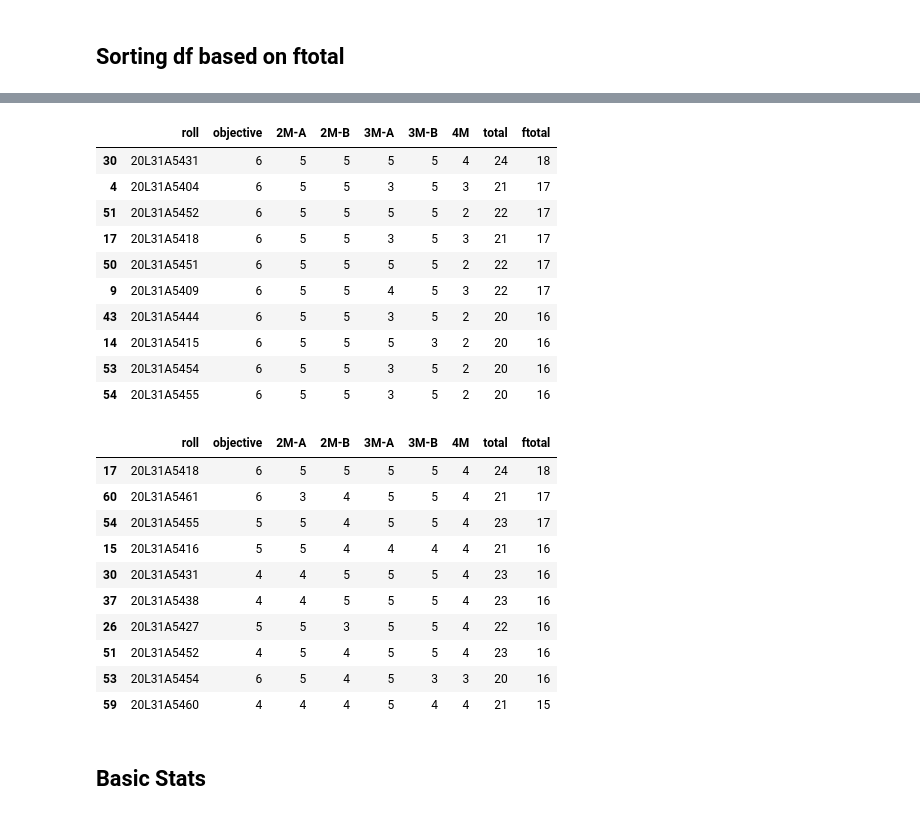
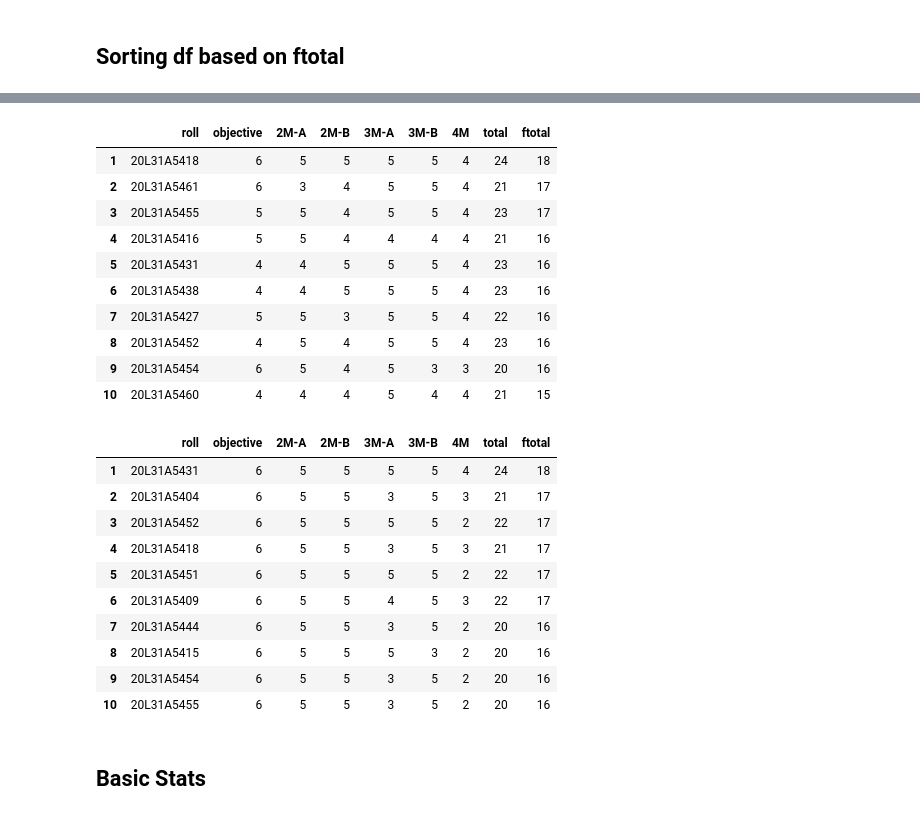
Before and after one commit to sasivatsal7122/Student-Marks-yonolesees-VIIT, a Jupyter notebook: yonolsees.ipynb, the cells around one changed output, grey strips where cells are left out. Saved outputs shown, nothing was run; the diff lists cells and outputs as text; code cells hidden in the pictures.

```diff
--- a/yonolsees.ipynb
+++ b/yonolsees.ipynb
@@ -176,32 +170,40 @@ python_sorted.head(10)
 # %%
-dms_sorted = dms.sort_values(by=['ftotal'], ascending=False)
-dms_sorted.head(10)
+se_sorted =se.sort_values(by=['ftotal'], ascending=False)
+se_sorted.reset_index(inplace = True)
+se_sorted.index+=1
+se_sorted.drop(columns=['index'],inplace=True)
+se_sorted = se_sorted.loc[~(se_sorted==0).all(axis=1)]
+se_sorted.head(10)
 # %% [output]
 |  | roll | objective | 2M-A | 2M-B | 3M-A | 3M-B | 4M | total | ftotal |
-| 30 | 20L31A5431 | 6 | 5 | 5 | 5 | 5 | 4 | 24 | 18 |
-| 4 | 20L31A5404 | 6 | 5 | 5 | 3 | 5 | 3 | 21 | 17 |
-| 51 | 20L31A5452 | 6 | 5 | 5 | 5 | 5 | 2 | 22 | 17 |
-| 17 | 20L31A5418 | 6 | 5 | 5 | 3 | 5 | 3 | 21 | 17 |
-| 50 | 20L31A5451 | 6 | 5 | 5 | 5 | 5 | 2 | 22 | 17 |
-| 9 | 20L31A5409 | 6 | 5 | 5 | 4 | 5 | 3 | 22 | 17 |
-| 43 | 20L31A5444 | 6 | 5 | 5 | 3 | 5 | 2 | 20 | 16 |
-| 14 | 20L31A5415 | 6 | 5 | 5 | 5 | 3 | 2 | 20 | 16 |
-| 53 | 20L31A5454 | 6 | 5 | 5 | 3 | 5 | 2 | 20 | 16 |
-| 54 | 20L31A5455 | 6 | 5 | 5 | 3 | 5 | 2 | 20 | 16 |
+| 1 | 20L31A5418 | 6 | 5 | 5 | 5 | 5 | 4 | 24 | 18 |
+| 2 | 20L31A5461 | 6 | 3 | 4 | 5 | 5 | 4 | 21 | 17 |
+| 3 | 20L31A5455 | 5 | 5 | 4 | 5 | 5 | 4 | 23 | 17 |
+| 4 | 20L31A5416 | 5 | 5 | 4 | 4 | 4 | 4 | 21 | 16 |
+| 5 | 20L31A5431 | 4 | 4 | 5 | 5 | 5 | 4 | 23 | 16 |
+| 6 | 20L31A5438 | 4 | 4 | 5 | 5 | 5 | 4 | 23 | 16 |
+| 7 | 20L31A5427 | 5 | 5 | 3 | 5 | 5 | 4 | 22 | 16 |
+| 8 | 20L31A5452 | 4 | 5 | 4 | 5 | 5 | 4 | 23 | 16 |
+| 9 | 20L31A5454 | 6 | 5 | 4 | 5 | 3 | 3 | 20 | 16 |
+| 10 | 20L31A5460 | 4 | 4 | 4 | 5 | 4 | 4 | 21 | 15 |
 # %%
-se_sorted = se.sort_values(by=['ftotal'], ascending=False)
-se_sorted.head(10)
+dms_sorted = dms.sort_values(by=['ftotal'], ascending=False)
+dms_sorted.reset_index(inplace = True)
+dms_sorted.index+=1
+dms_sorted.drop(columns=['index'],inplace=True)
+dms_sorted = dms_sorted.loc[~(dms_sorted==0).all(axis=1)]
+dms_sorted.head(10)
 # %% [output]
 |  | roll | objective | 2M-A | 2M-B | 3M-A | 3M-B | 4M | total | ftotal |
-| 17 | 20L31A5418 | 6 | 5 | 5 | 5 | 5 | 4 | 24 | 18 |
-| 60 | 20L31A5461 | 6 | 3 | 4 | 5 | 5 | 4 | 21 | 17 |
-| 54 | 20L31A5455 | 5 | 5 | 4 | 5 | 5 | 4 | 23 | 17 |
-| 15 | 20L31A5416 | 5 | 5 | 4 | 4 | 4 | 4 | 21 | 16 |
-| 30 | 20L31A5431 | 4 | 4 | 5 | 5 | 5 | 4 | 23 | 16 |
-| 37 | 20L31A5438 | 4 | 4 | 5 | 5 | 5 | 4 | 23 | 16 |
-| 26 | 20L31A5427 | 5 | 5 | 3 | 5 | 5 | 4 | 22 | 16 |
-| 51 | 20L31A5452 | 4 | 5 | 4 | 5 | 5 | 4 | 23 | 16 |
-| 53 | 20L31A5454 | 6 | 5 | 4 | 5 | 3 | 3 | 20 | 16 |
-| 59 | 20L31A5460 | 4 | 4 | 4 | 5 | 4 | 4 | 21 | 15 |
+| 1 | 20L31A5431 | 6 | 5 | 5 | 5 | 5 | 4 | 24 | 18 |
+| 2 | 20L31A5404 | 6 | 5 | 5 | 3 | 5 | 3 | 21 | 17 |
+| 3 | 20L31A5452 | 6 | 5 | 5 | 5 | 5 | 2 | 22 | 17 |
+| 4 | 20L31A5418 | 6 | 5 | 5 | 3 | 5 | 3 | 21 | 17 |
+| 5 | 20L31A5451 | 6 | 5 | 5 | 5 | 5 | 2 | 22 | 17 |
+| 6 | 20L31A5409 | 6 | 5 | 5 | 4 | 5 | 3 | 22 | 17 |
+| 7 | 20L31A5444 | 6 | 5 | 5 | 3 | 5 | 2 | 20 | 16 |
+| 8 | 20L31A5415 | 6 | 5 | 5 | 5 | 3 | 2 | 20 | 16 |
+| 9 | 20L31A5454 | 6 | 5 | 5 | 3 | 5 | 2 | 20 | 16 |
+| 10 | 20L31A5455 | 6 | 5 | 5 | 3 | 5 | 2 | 20 | 16 |
 # %% [markdown]
 ## Basic Stats
```
Also changed, not shown: parts of 7 cells of this notebook.
